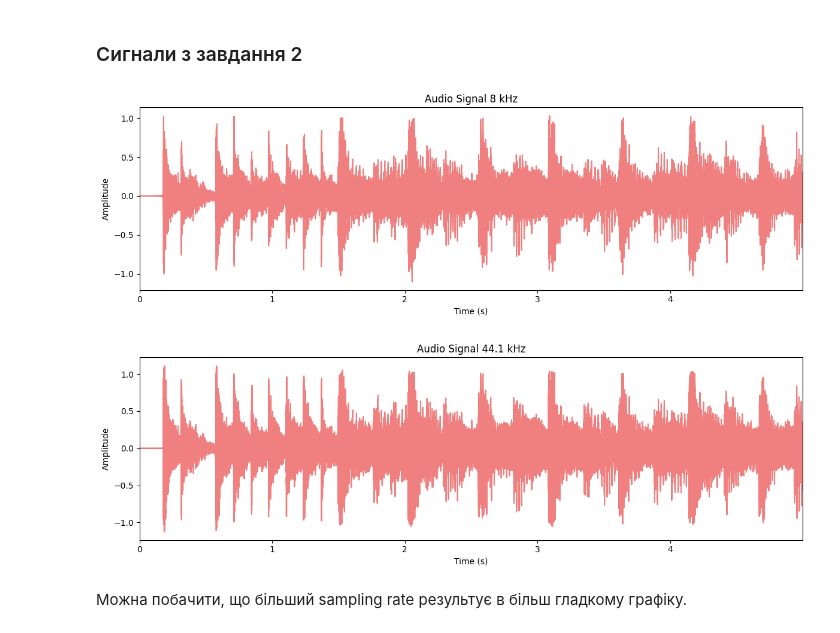
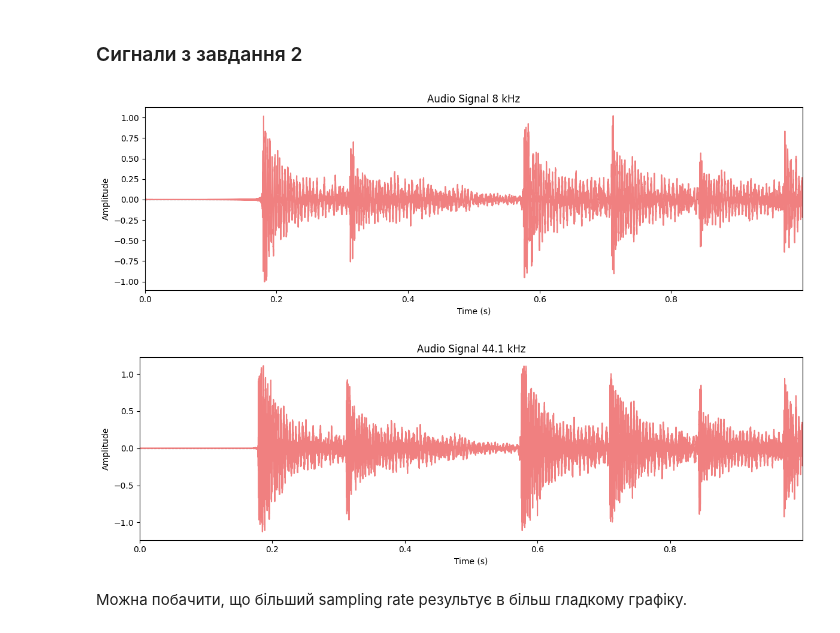
Before and after one commit to n1n1n1q/SignalProcessingLabs, a Jupyter notebook: lab01/sig_proc1.ipynb, the cells around one changed output. Cells and saved outputs as stored; diff of their text form; code cells hidden in the pictures.

```diff
--- a/lab01/sig_proc1.ipynb
+++ b/lab01/sig_proc1.ipynb
@@ -164,13 +219,13 @@ plot_signal_parted(running_accel['AccelerationX'], imu_fs, start=0, end=-1, titl
 # %% [markdown]
 ### Сигнали з завдання 2
 # %%
-plot_signal_parted(data_8khz, 8000, title='Audio Signal 8 kHz', ylabel="Amplitude")
+plot_signal_parted(data_8khz, 8000, title='Audio Signal 8 kHz', ylabel="Amplitude", start=0, end=1)
 # %% [output]
-[figure, old version]
+[figure, new version]
 # %%
-plot_signal_parted(data_44khz, 44100, title='Audio Signal 44.1 kHz', ylabel="Amplitude")
+plot_signal_parted(data_44khz, 44100, title='Audio Signal 44.1 kHz', ylabel="Amplitude", start=0, end=1)
 # %% [output]
-[figure, old version]
+[figure, new version]
 # %% [markdown]
 Можна побачити, що більший sampling rate результує в більш гладкому графіку.
 # %% [markdown]
```
Also changed, not shown: parts of 17 cells of this notebook, 12 other files.
